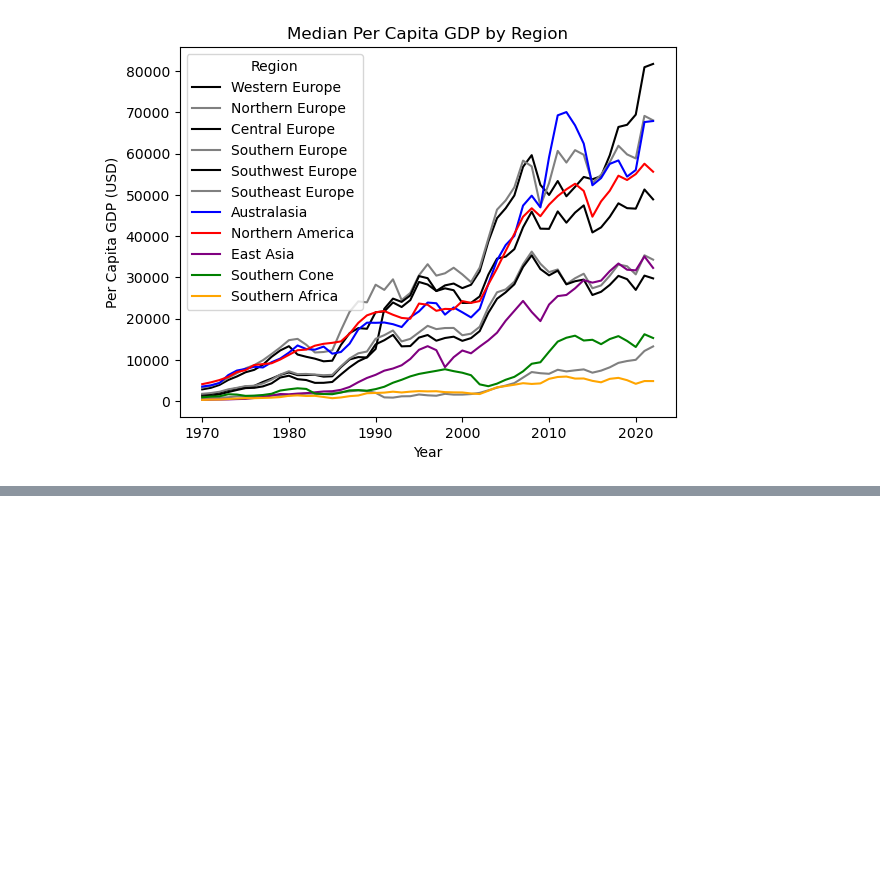
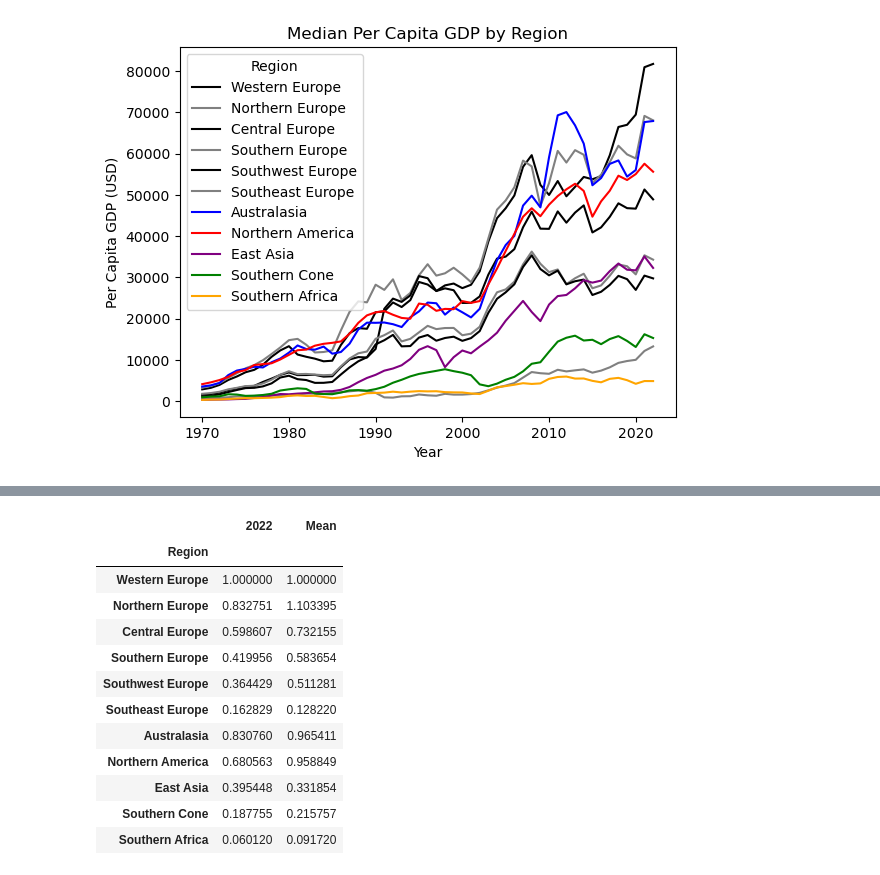
Before and after one commit to connerdekok/Country_GDP, a Jupyter notebook: Country_GDP.ipynb, the cells around one changed output, grey strips where cells are left out. Cells and saved outputs as stored; diff of their text form; code cells hidden in the pictures; blank space fills up the shorter version.

Commit message:
Produced % comparison summaries for continents and regions.

```diff
--- a/Country_GDP.ipynb
+++ b/Country_GDP.ipynb
@@ -115,19 +115,19 @@ df_70_90 = cont_region_df.drop(cont_region_df.columns[range(24,56)], axis = 1)
 
 # 1991 through 1993
 df_91_93 = cont_region_df.drop(cont_region_df.columns[list(range(3,24)) + list(range(27,56))], axis = 1)
-df_91_93 = continents_df_91_93.dropna(axis = 0)
+df_91_93 = df_91_93.dropna(axis = 0)
 
 #1994 through 2010
 df_94_10 = cont_region_df.drop(cont_region_df.columns[list(range(3,27)) + list(range(44,56))], axis = 1)
-df_94_10 = continents_df_94_10.dropna(axis = 0)
+df_94_10 = df_94_10.dropna(axis = 0)
 
 #2011 through 2012
 df_11_12 = cont_region_df.drop(cont_region_df.columns[list(range(3,44)) + list(range(46,56))], axis = 1)
-df_11_12 = continents_df_11_12.dropna(axis = 0)
+df_11_12 = df_11_12.dropna(axis = 0)
 
 # 2013 through 2022
 df_13_22 = cont_region_df.drop(cont_region_df.columns[range(3,46)], axis = 1)
-df_13_22 = continents_df_13_22.dropna(axis = 0)
+df_13_22 = df_13_22.dropna(axis = 0)
 # %%
 # Find median GDP by continent
 
@@ -215,3 +235,29 @@ plt.savefig('plots/regions_subset_plot.png')
+# %%
+# Compare median GDP of Western Europe to the other European regions and the
+# richest region of the other five continents
+
+# Divide each row by the Western Europe row
+regions_percentage = regions_subset.div(regions_subset.loc["Western Europe",:], axis='columns')
+
+# Find mean of each row
+regions_percentage["Mean"] = regions_percentage.mean(axis=1)
+
+# Print most recent year and the mean
+regions_percentage.loc[:,("2022","Mean")]
+# %% [output]
+|  | 2022 | Mean |
+| Region |  |  |
+| Western Europe | 1.000000 | 1.000000 |
+| Northern Europe | 0.832751 | 1.103395 |
+| Central Europe | 0.598607 | 0.732155 |
+| Southern Europe | 0.419956 | 0.583654 |
+| Southwest Europe | 0.364429 | 0.511281 |
+| Southeast Europe | 0.162829 | 0.128220 |
+| Australasia | 0.830760 | 0.965411 |
+| Northern America | 0.680563 | 0.958849 |
+| East Asia | 0.395448 | 0.331854 |
+| Southern Cone | 0.187755 | 0.215757 |
+| Southern Africa | 0.060120 | 0.091720 |
 # %%
 #Zane End
 # %%
```
Also changed, not shown: parts of 1 cell of this notebook.
